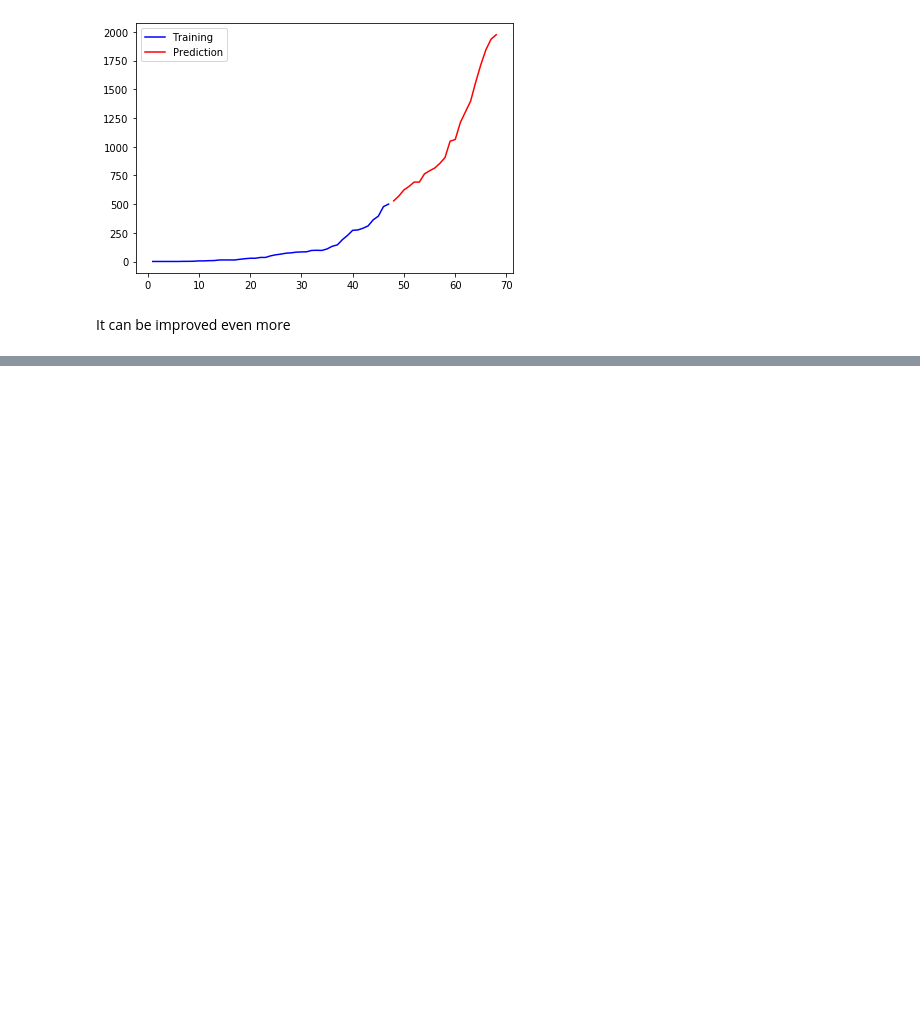
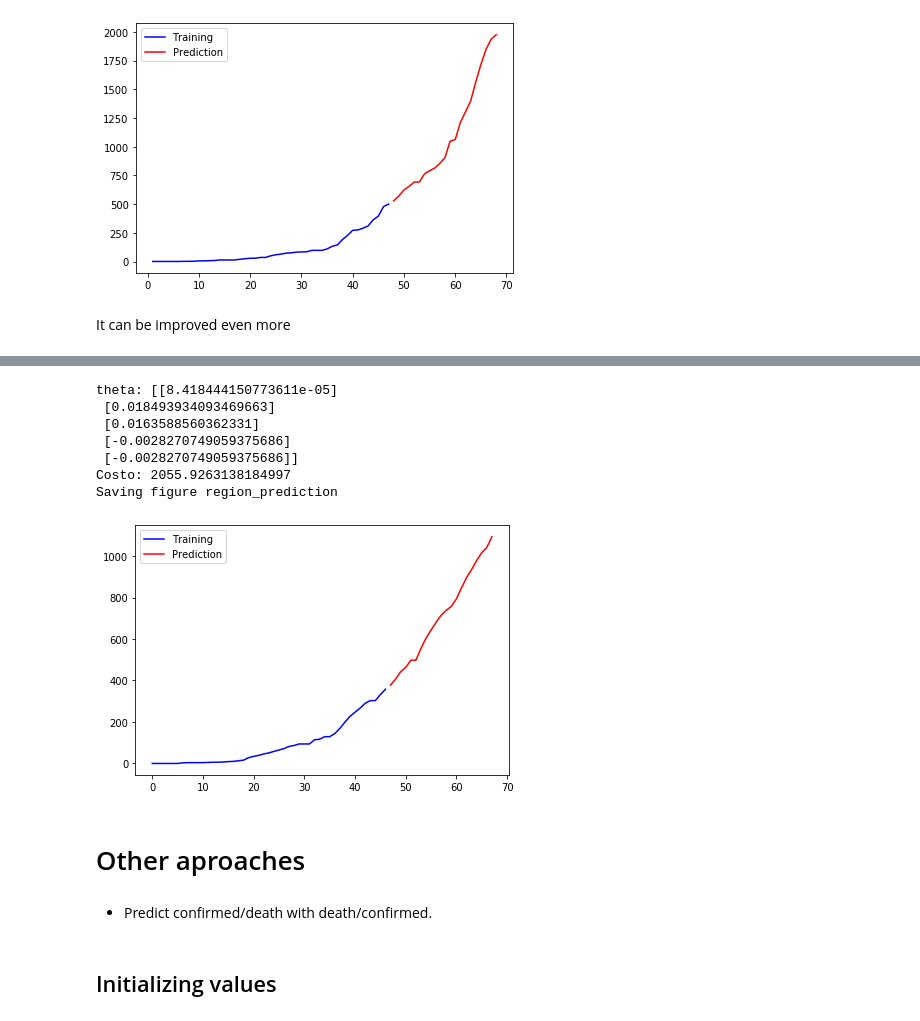
Before and after one commit to TheReverseWasp/TIA-COVID-Peru-Prediction, a Jupyter notebook: Prediccion de COVID-19 en Peru usando gradiente descendiente.ipynb, the cells around one changed output, grey strips where cells are left out. Drawn from its saved outputs; the diff is of its cells as text; code cells hidden in the pictures; blank space fills up the shorter version.

```diff
--- a/Prediccion de COVID-19 en Peru usando gradiente descendiente.ipynb
+++ b/Prediccion de COVID-19 en Peru usando gradiente descendiente.ipynb
@@ -431,0 +461,23 @@ def auto_ploter(Y_train, Y_predict_nd):
+# %%
+region_train, region_test = train_test_separator(region_deaths)
+X_train, Y_train = data_to_XY(region_train)
+X_test, Y_test = data_to_XY(region_test)
+theta = init_thetas(X_train)
+theta = Gradient_descent(X_train, theta, Y_train, learning_rate = 0.00000001)
+Y_predict = predict_function(X_test, theta)
+print("theta: " + str(theta))
+print("Costo: " + str(cost_function(X_test, theta, Y_test)))
+auto_ploter(Y_train, Y_predict)
+# %% [output]
+theta: [[8.418444150773611e-05]
+ [0.018493934093469663]
+ [0.0163588560362331]
+ [-0.0028270749059375686]
+ [-0.0028270749059375686]]
+Costo: 2055.9263138184997
+Saving figure region_prediction
+[figure, added]
+# %% [markdown]
+# Other aproaches
+# %% [markdown]
+* Predict confirmed/death with death/confirmed.
@@ -431,0 +498,2 @@ def auto_ploter(Y_train, Y_predict_nd):
+# %% [markdown]
+## Initializing values
```
Also changed, not shown: parts of 10 cells of this notebook, 1 other file.
